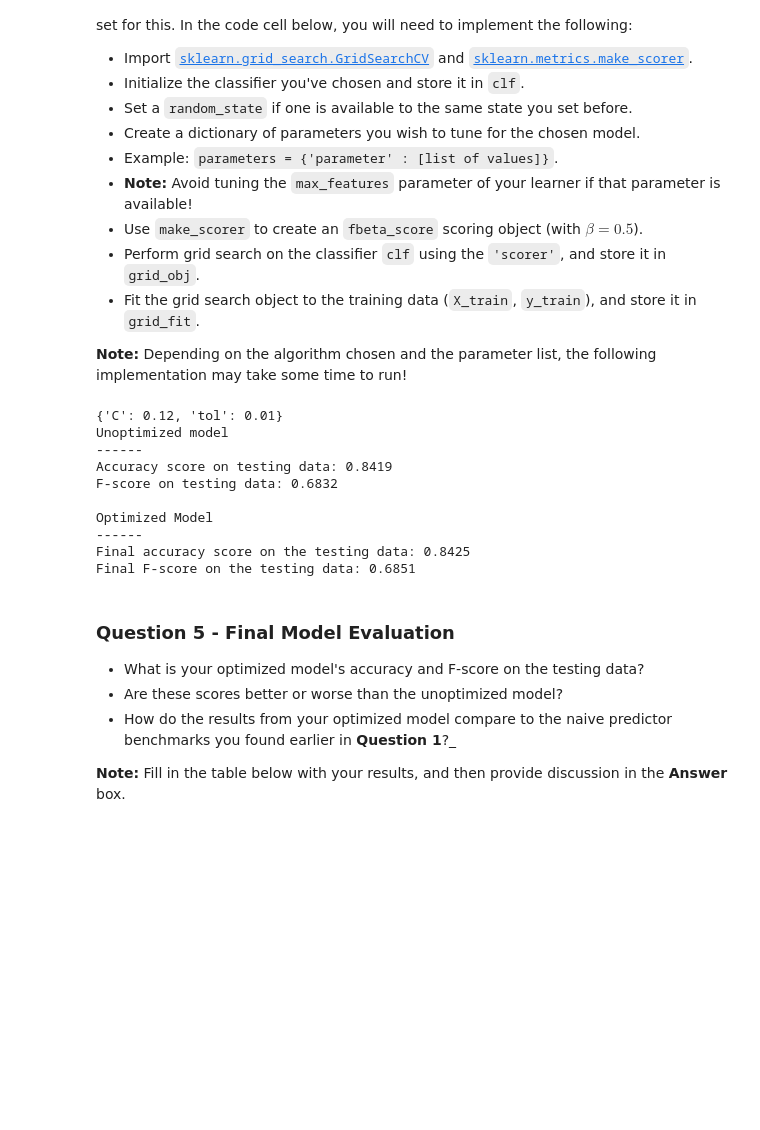
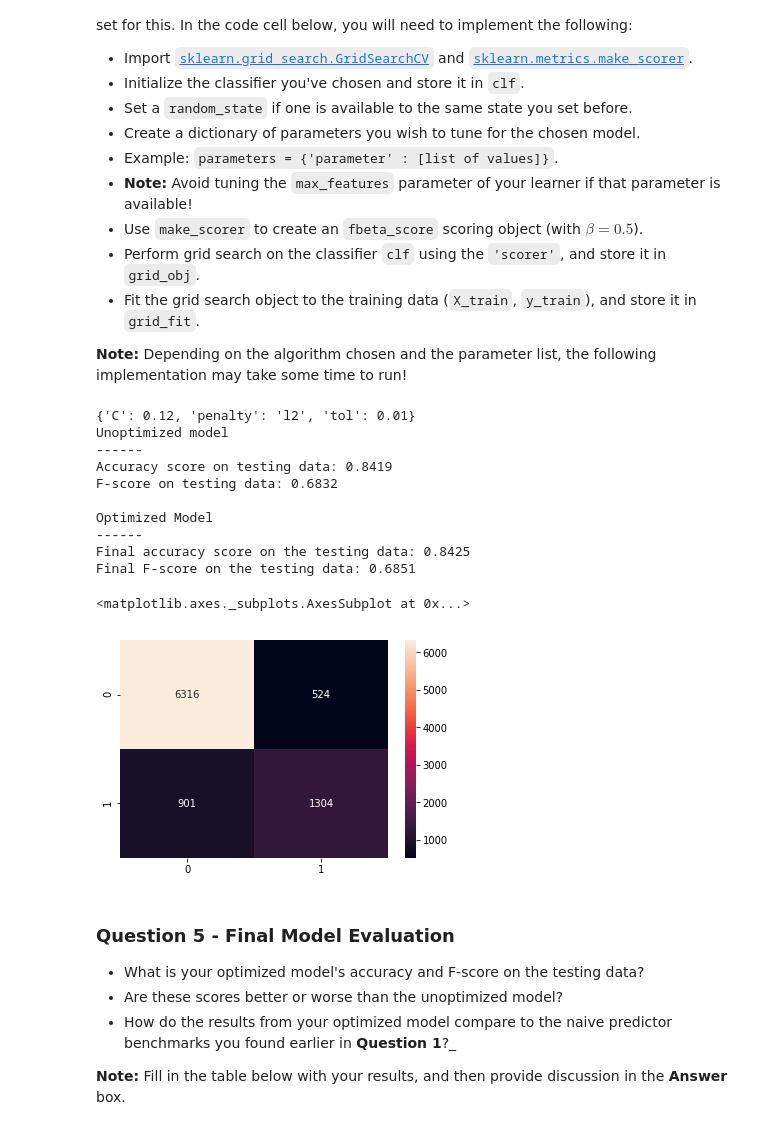
Before and after one commit to Trezcool/udacity-ml, a Jupyter notebook: finding_donors/finding_donors.ipynb, the cells around one changed output. Cells and saved outputs as stored; diff of their text form; code cells hidden in the pictures; blank space fills up the shorter version.

```diff
--- a/finding_donors/finding_donors.ipynb
+++ b/finding_donors/finding_donors.ipynb
@@ -488,11 +494,12 @@ from sklearn.model_selection import GridSearchCV
 from sklearn.metrics import make_scorer
 
 # TODO: Initialize the classifier
-clf = LogisticRegression()
+clf = LogisticRegression(random_state=42)
 
 # TODO: Create the parameters list you wish to tune, using a dictionary if needed.
 # HINT: parameters = {'parameter_1': [value1, value2], 'parameter_2': [value1, value2]}
 parameters = {
+    'penalty': ['l1', 'l2'],
     'tol': [.1, 1e-2, 1e-3, 1e-4],
     'C': [.12, .05, .01],
 }
@@ -523,7 +530,7 @@ print("\nOptimized Model\n------")
 print("Final accuracy score on the testing data: {:.4f}".format(accuracy_score(y_test, best_predictions)))
 print("Final F-score on the testing data: {:.4f}".format(fbeta_score(y_test, best_predictions, beta = 0.5)))
 # %% [output]
-{'C': 0.12, 'tol': 0.01}
+{'C': 0.12, 'penalty': 'l2', 'tol': 0.01}
 Unoptimized model
 ------
 Accuracy score on testing data: 0.8419
@@ -533,6 +540,14 @@ Optimized Model
 ------
 Final accuracy score on the testing data: 0.8425
 Final F-score on the testing data: 0.6851
+# %%
+from sklearn.metrics import confusion_matrix
+import seaborn as sns
+
+sns.heatmap(confusion_matrix(y_test, best_predictions), annot = True, fmt = '')
+# %% [output]
+<matplotlib.axes._subplots.AxesSubplot at 0x...>
+[figure, added]
 # %% [markdown]
 ### Question 5 - Final Model Evaluation
 
```
Also changed, not shown: parts of 9 cells of this notebook, 1 other file.
